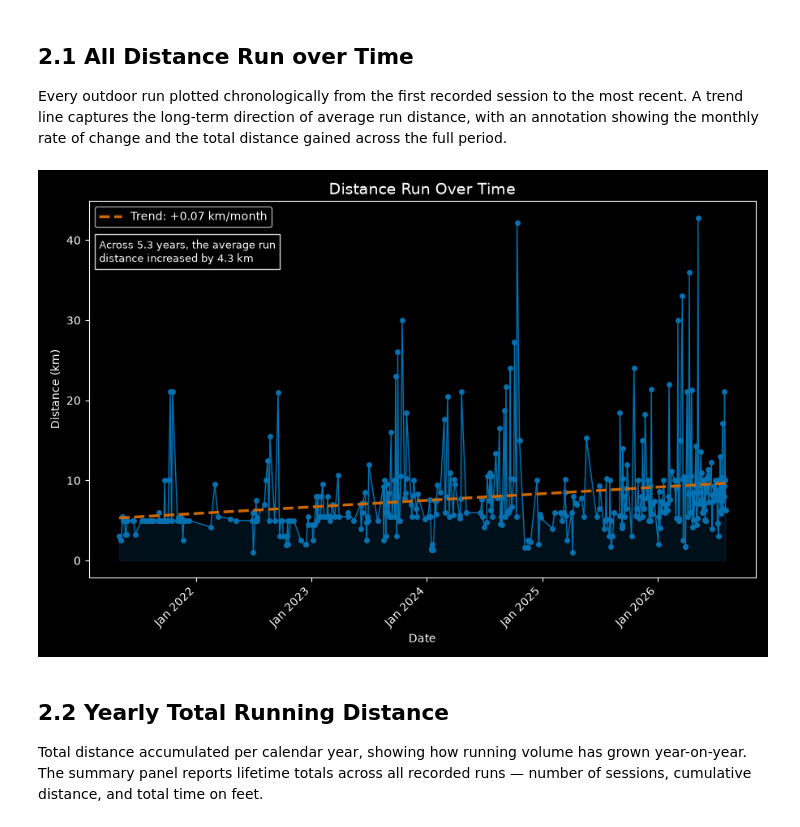
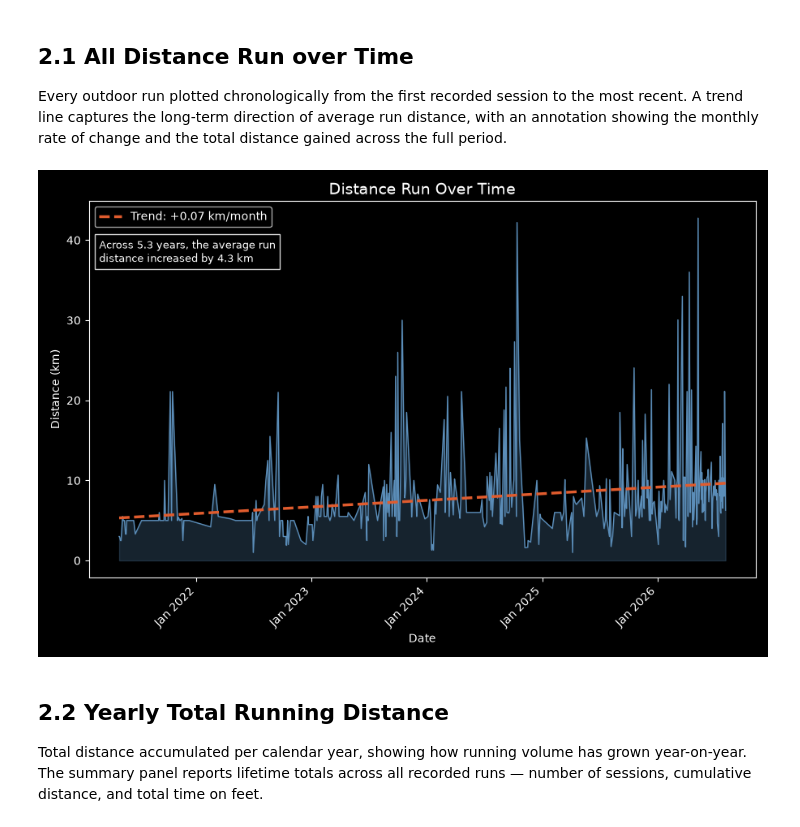
Before and after one commit to PersiFederico/SportAnalytics, a Jupyter notebook: Strava_Analytics.ipynb, the cells around one changed output. Saved outputs shown, nothing was run; the diff lists cells and outputs as text; code cells hidden in the pictures.

Commit message:
Updated plots

```diff
--- a/Strava_Analytics.ipynb
+++ b/Strava_Analytics.ipynb
@@ -102,8 +102,8 @@ import mplcursors
 FIGURES_DIR = r"C:\Users\persif\PycharmProjects\SportAnalytics\figures"
 os.makedirs(FIGURES_DIR, exist_ok=True)
 
-SKY_BLUE = "#0571B0"
-SLATE    = "#CA6702"
+SKY_BLUE = "#5B8DB8"
+SLATE    = "#E05C2E"
 
 df_fitnotes = pd.read_csv(r"C:\Users\persif\PycharmProjects\SportAnalytics\FitNotes_Export.csv")
 df_fitnotes["Date"] = pd.to_datetime(df_fitnotes["Date"])
@@ -122,8 +122,8 @@ total_increase = z[0] * total_days
 years = total_days / 365.25
 
 fig, ax = plt.subplots(figsize=(9, 6))
-line, = ax.plot(runs["Date"], runs["Distance"], marker="o", linewidth=1, markersize=4, color=SKY_BLUE, zorder=3)
-ax.fill_between(runs["Date"], runs["Distance"], alpha=0.15, color=SKY_BLUE)
+line, = ax.plot(runs["Date"], runs["Distance"], linewidth=1.5, color=SKY_BLUE, zorder=3)
+ax.fill_between(runs["Date"], 0, runs["Distance"], alpha=0.25, color=SKY_BLUE)
 ax.plot(runs["Date"], p(days), "--", color=SLATE, linewidth=2.5, zorder=5,
         label=f"Trend: {slope_per_month:+.2f} km/month")
 
@@ -140,34 +140,34 @@ plt.tight_layout()
 # Measure the legend bottom in axes coords and place note directly below
 fig.canvas.draw()
 bbox = legend.get_window_extent()
 inv = ax.transAxes.inverted()
 x0_ax, y0_ax = inv.transform([bbox.x0, bbox.y0])
 
 note = (f"Across {years:.1f} years, the average run\n"
         f"distance increased by {total_increase:.1f} km")
 ax.text(x0_ax + 0.007, y0_ax - 0.03, note, transform=ax.transAxes,
         fontsize=9, va="top", ha="left", color="white",
         bbox=dict(boxstyle="square,pad=0.4", facecolor="black", edgecolor="white", alpha=0.85))
 
 fig.savefig(os.path.join(FIGURES_DIR, "2-1_distance_over_time.png"), dpi=150)
 plt.show()
 
 cursor = mplcursors.cursor(line, hover=False)
 prev_sel = [None]
 
 @cursor.connect("add")
 def on_add(sel, p=prev_sel):
     if p[0] is not None:
         p[0].annotation.set_visible(False)
         fig.canvas.draw_idle()
     p[0] = sel
     row = runs.iloc[sel.index]
     sel.annotation.set_text(
         f"{row['Date'].strftime('%d %b %Y')}\n"
         f"Distance: {row['Distance']:.1f} km"
     )
 # %% [output]
-[figure, old version]
+[figure, new version]
 # %% [markdown]
 ## 2.2 Yearly Total Running Distance
 Total distance accumulated per calendar year, showing how running volume has grown year-on-year. The summary panel reports lifetime totals across all recorded runs — number of sessions, cumulative distance, and total time on feet.
```
Also changed, not shown: parts of 2 cells of this notebook.
